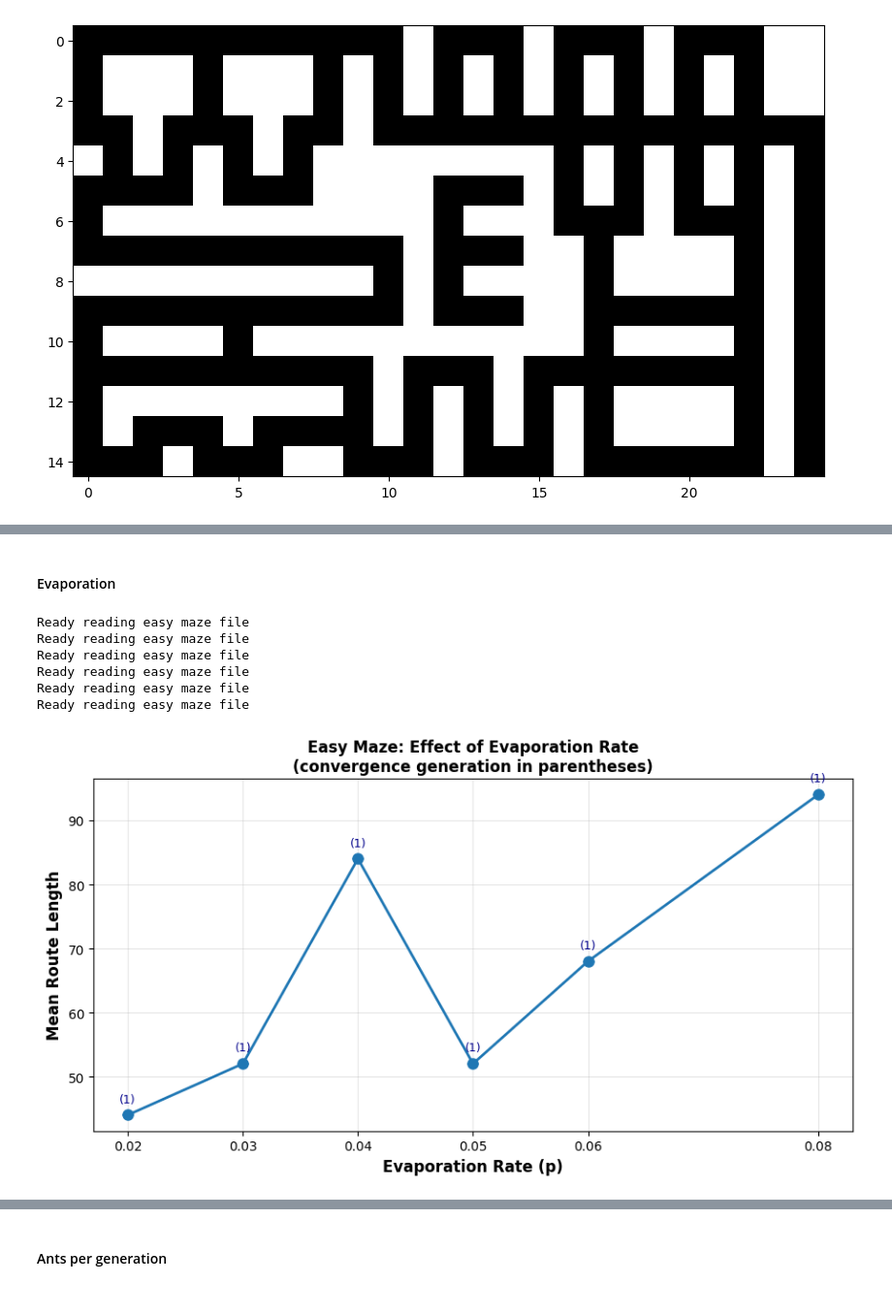
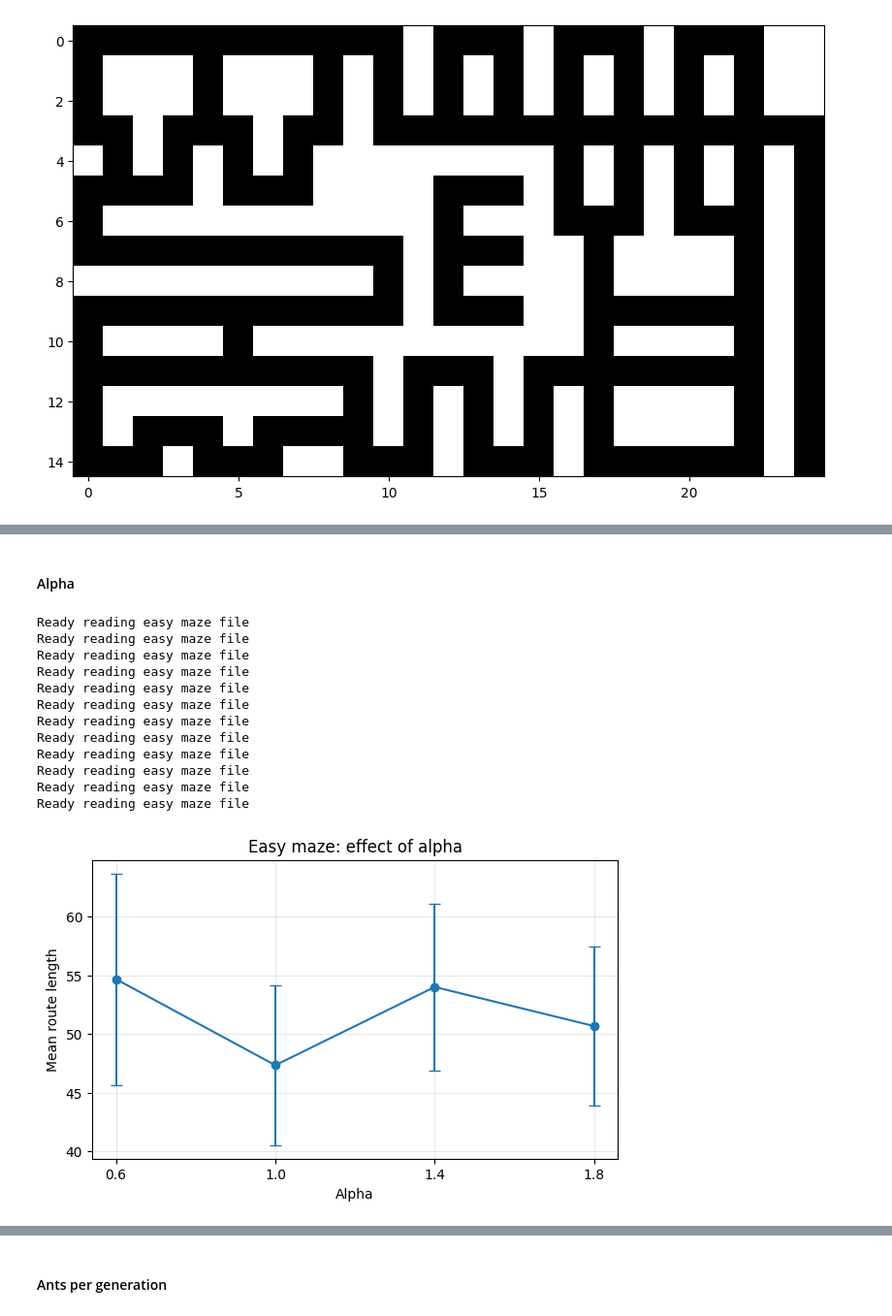
Before and after one commit to alexxhuguett/CI_Assignment2_60, a Jupyter notebook: src/Main.ipynb, the cells around one changed output, grey strips where cells are left out. Shown at 97% size. Saved outputs shown, nothing was run; the diff lists cells and outputs as text; code cells hidden in the pictures.

```diff
--- a/src/Main.ipynb
+++ b/src/Main.ipynb
@@ -126,7 +331,7 @@ _Write your answer here._
 # %%
 # Please keep your parameters for the Genetic Algorithm easily changeable here
-population_size = 20
-generations = 20
+population_size = 50
+generations = 500
 persist_file = "./../data/optimal_tsp"
 
 # Setup optimization
@@ -966,7 +1169,7 @@ Route size: 169
 # %% [markdown]
 #### Hard maze
 # %%
-maze = Maze.create_maze("./../data/hard_maze.txt", tau_0, tau_min)
+maze = Maze.create_maze("./../data/hard_maze.txt", tau_0=0.5, tau_min=0.005)
 spec = PathSpecification.read_coordinates("./../data/hard_coordinates.txt")
 
 aco = AntColonyOptimization(
@@ -976,7 +1179,7 @@ aco = AntColonyOptimization(
     q=80,
     evaporation=0.1,
     max_steps=10000,
-    no_improve_limit=250,
+    no_improve_limit=50,
     intelligent=True)
 
 start_time = int(round(time.time() * 1000))
@@ -1105,35 +1470,32 @@ coord_file = "./../data/easy_coordinates.txt"
 # %% [markdown]
-#### Evaporation
+#### Alpha
 # %%
-evap_values = [0.02, 0.03, 0.04, 0.05, 0.06, 0.08]
-rows = sweep_one_param("evap_easy", evap_values)
+alpha_values = [0.6, 1.0, 1.4, 1.8]
+rows = sweep_one_param("alpha_easy", alpha_values)
 
 x = [r[0] for r in rows]
 y = [r[1] for r in rows]
 yerr = [r[2] for r in rows]
-conv = [r[4] for r in rows]
 
-plt.figure(figsize=(9, 5))
-plt.errorbar(x, y, yerr=yerr, marker="o", capsize=4, linewidth=2, markersize=8)
-
-# Annotate each point with convergence generation
-for i, (xi, yi, ci) in enumerate(zip(x, y, conv)):
-    label = f"({int(ci)})" if ci > 0 else "NaN"
-    plt.annotate(label, (xi, yi), textcoords="offset points",
-                 xytext=(0, 10), ha='center', fontsize=9, color="darkblue")
-
-plt.xlabel("Evaporation Rate (p)", fontsize=12, fontweight="bold")
-plt.ylabel("Mean Route Length", fontsize=12, fontweight="bold")
-plt.title("Easy Maze: Effect of Evaporation Rate\n(convergence generation in parentheses)", fontsize=12, fontweight="bold")
-plt.xticks(evap_values)
+plt.figure(figsize=(7, 4))
+plt.errorbar(x, y, yerr=yerr, marker="o", capsize=4)
+plt.xlabel("Alpha")
+plt.ylabel("Mean route length")
+plt.title("Easy maze: effect of alpha")
+plt.xticks(alpha_values)
 plt.grid(alpha=0.3)
-plt.tight_layout()
 plt.show()
 # %% [output]
 Ready reading easy maze file
 Ready reading easy maze file
 Ready reading easy maze file
 Ready reading easy maze file
 Ready reading easy maze file
 Ready reading easy maze file
+Ready reading easy maze file
+Ready reading easy maze file
+Ready reading easy maze file
+Ready reading easy maze file
+Ready reading easy maze file
+Ready reading easy maze file
-[figure, old version]
+[figure, new version]
```
Also changed, not shown: parts of 154 cells of this notebook.
